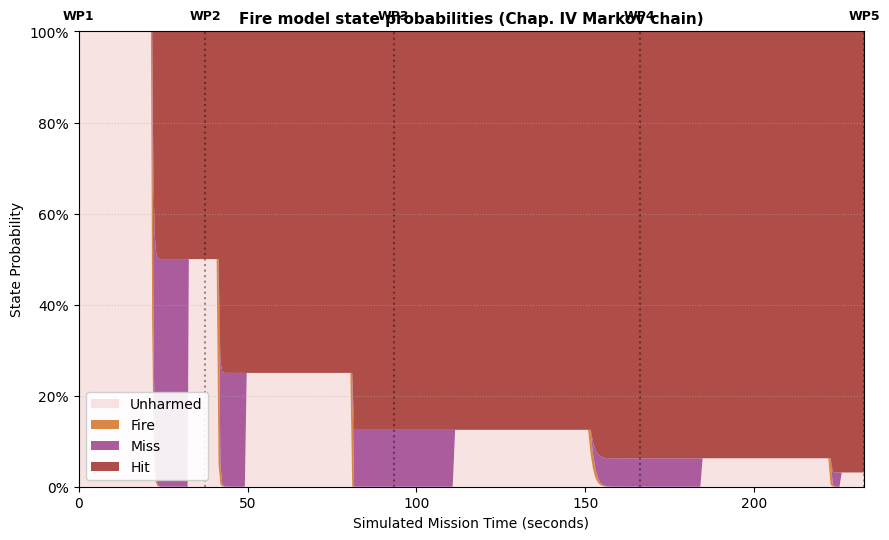
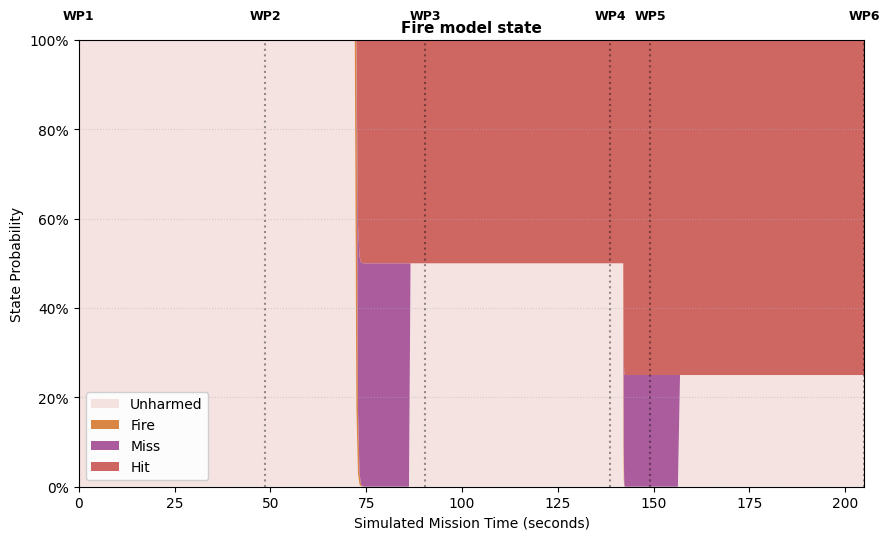
Unified diff of the notebook cell whose output changed from the first chart to the second:
--- before
+++ after
@@ -18,5 +18,5 @@
 # per pass through its range.
 
-p_identified = prob_history[:, 3]  # state "Identified" from the tracking model (Chap. III)
+p_identified = prob_history[:, 3]
 
 influence_radius = 45.0
@@ -25,5 +25,5 @@
 
 for t, pos in enumerate(path_points):
-    # TV(t): discrete-band threat value (Sec. IV-B), max across all protected assets
+    # TV(t): discrete-band threat value, max across all protected assets
     tv = 0.0
     for asset in assets:
@@ -32,5 +32,4 @@
     path_threat_values[t] = tv
 
-    # Weapon Engagement Zone membership (union of all weapon ellipses, Sec. IV-A)
     in_zone = False
     for weapon in weapons:
@@ -53,8 +52,5 @@
     inside_wez[t] = in_zone
 
-# p_fire(tk): Sec. IV equation
 p_fire = np.where(inside_wez, p_identified * path_threat_values, 0.0)
-
-# p_kill: constant within weapon range (Sec. IV-C, simple version used in the paper)
 p_kill = 0.5
 
@@ -73,6 +69,5 @@
     fire_probs[t] = fire_probs[t-1] @ P
 
-    # Damage-assessment rule: when the aircraft leaves a weapon range, all
-    # probability mass in Fire and Miss is transferred to Unharmed.
+    # Unharmed conversion
     if inside_wez[t-1] and not inside_wez[t]:
         fire_probs[t, 0] += fire_probs[t, 1] + fire_probs[t, 2]
@@ -80,10 +75,9 @@
         fire_probs[t, 2] = 0.0
 
-# Plot (reproduces Fig. 6 - stacked Fire-model state probabilities)
 fig, ax4 = plt.subplots(figsize=(9, 5.5))
 ax4.stackplot(time_steps,
               fire_probs[:, 0], fire_probs[:, 1], fire_probs[:, 2], fire_probs[:, 3],
               labels=['Unharmed', 'Fire', 'Miss', 'Hit'],
-              colors=['#f7e0df', '#d67931', '#a14a92', '#a63935'], alpha=0.9)
+              colors=['#f4e0df', '#d67931', '#a14a92', '#c95551'], alpha=0.9)
 
 # Synchronize Waypoint vertical lines
@@ -91,7 +85,7 @@
     t_val = time_steps[min(i, len(time_steps)-1)]
     ax4.axvline(x=t_val, color='black', linestyle=':', alpha=0.4)
-    ax4.text(t_val, 1.02, f"WP{idx+1}", ha='center', va='bottom', fontsize=9, weight='bold')
+    ax4.text(t_val, 1.04, f"WP{idx+1}", ha='center', va='bottom', fontsize=9, weight='bold')
 
-ax4.set_title("Fire model state probabilities (Chap. IV Markov chain)", fontsize=11, weight='bold')
+ax4.set_title("Fire model state", fontsize=11, weight='bold')
 ax4.set_xlabel("Simulated Mission Time (seconds)")
 ax4.set_ylabel("State Probability")

Commit: Created using Colab